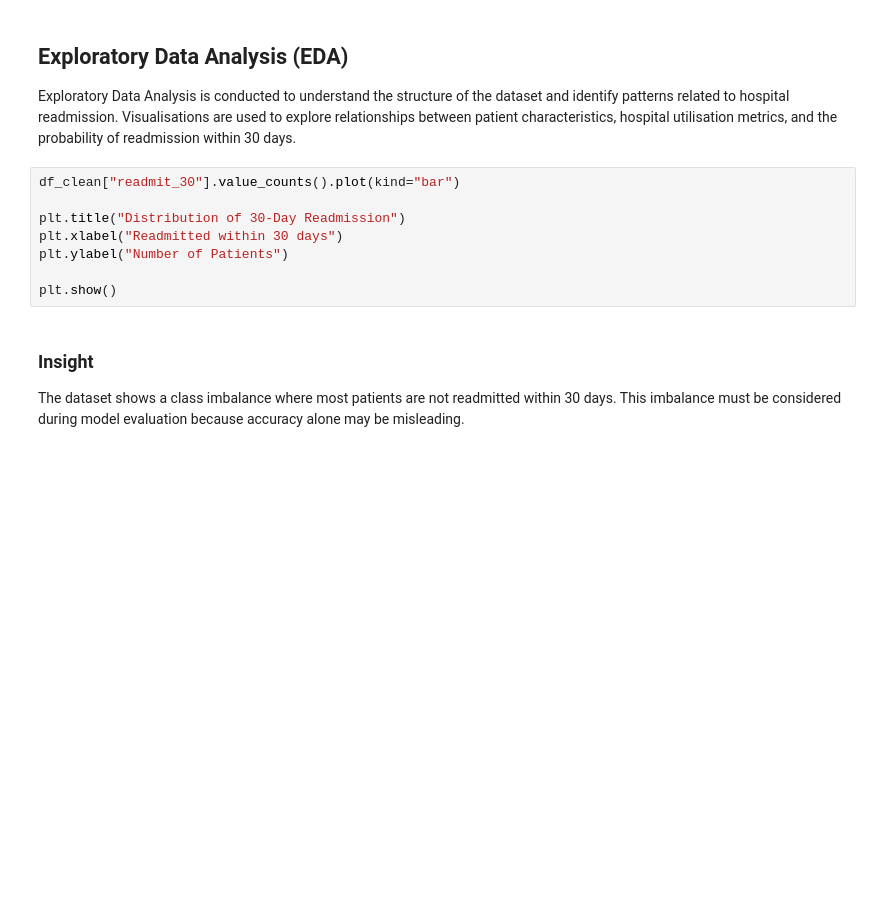
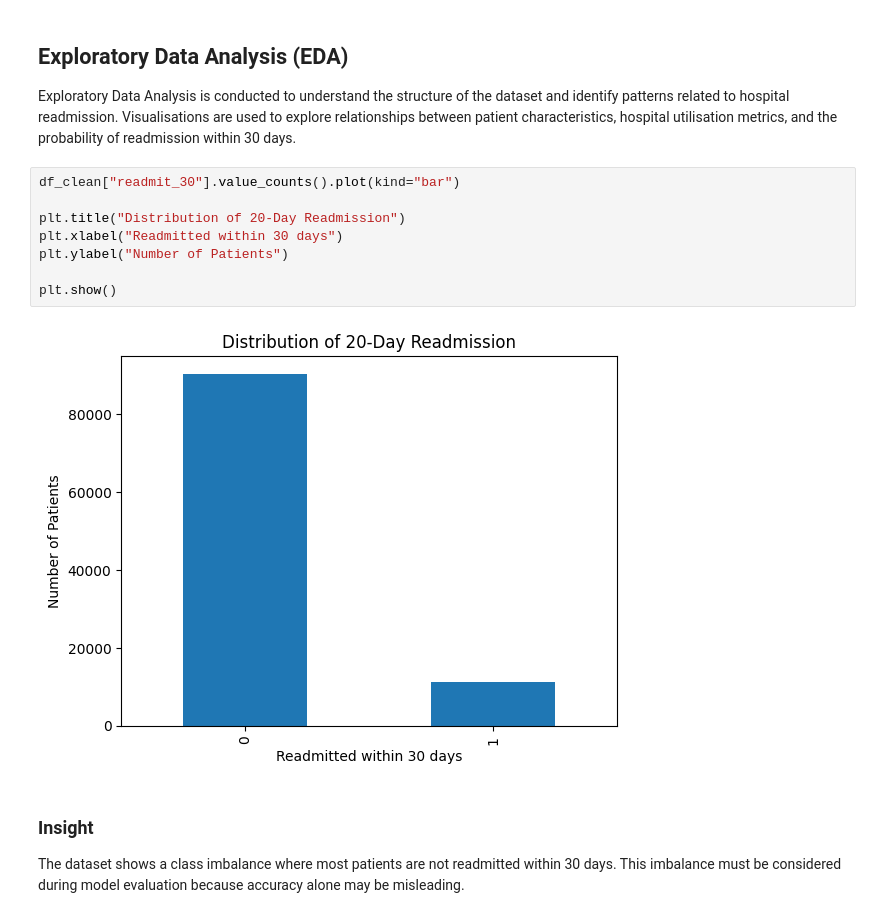
Before and after one commit to purnimamarasinghe2005-lgtm/BI-and-Data-Mining, a Jupyter notebook: Copy_of_diabetes_readmission_analysis.ipynb, the cells around one changed output. Cells and saved outputs as stored; diff of their text form; blank space fills up the shorter version.

```diff
--- a/Copy_of_diabetes_readmission_analysis.ipynb
+++ b/Copy_of_diabetes_readmission_analysis.ipynb
@@ -169,11 +310,13 @@ Exploratory Data Analysis is conducted to understand the structure of the datase
 # %%
 df_clean["readmit_30"].value_counts().plot(kind="bar")
 
-plt.title("Distribution of 30-Day Readmission")
+plt.title("Distribution of 20-Day Readmission")
 plt.xlabel("Readmitted within 30 days")
 plt.ylabel("Number of Patients")
 
 plt.show()
+# %% [output]
+[figure, added]
 # %% [markdown]
 ### Insight
 The dataset shows a class imbalance where most patients are not readmitted within 30 days. This imbalance must be considered during model evaluation because accuracy alone may be misleading.
```
Also changed, not shown: parts of 19 cells of this notebook.
